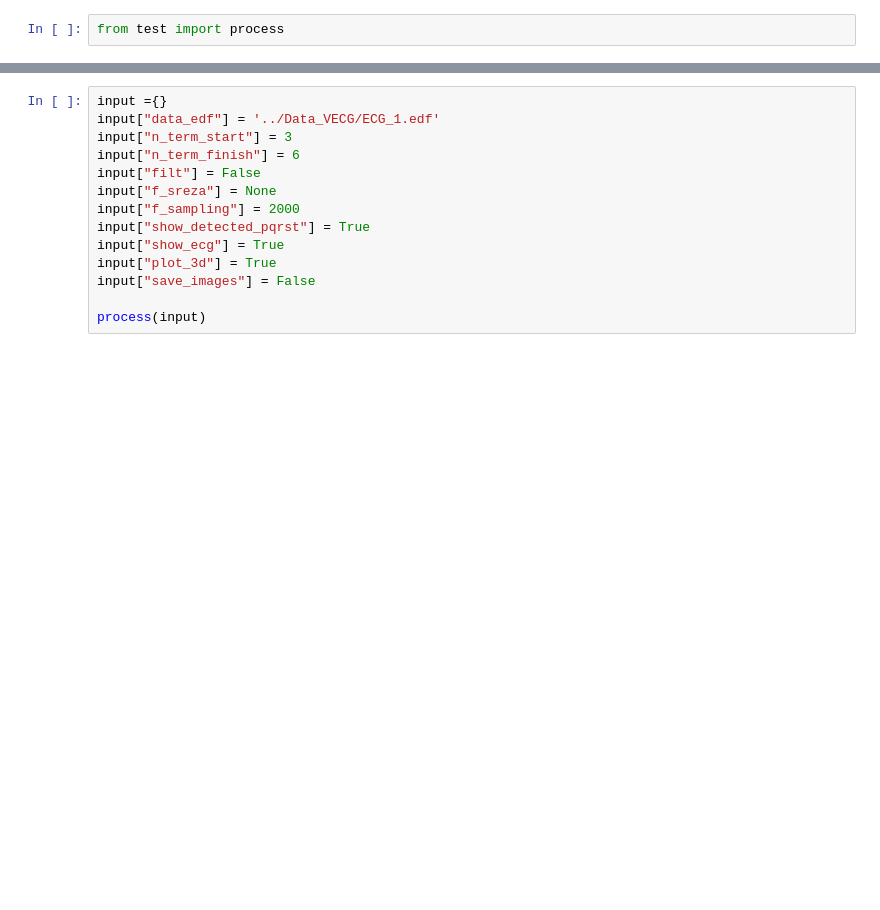
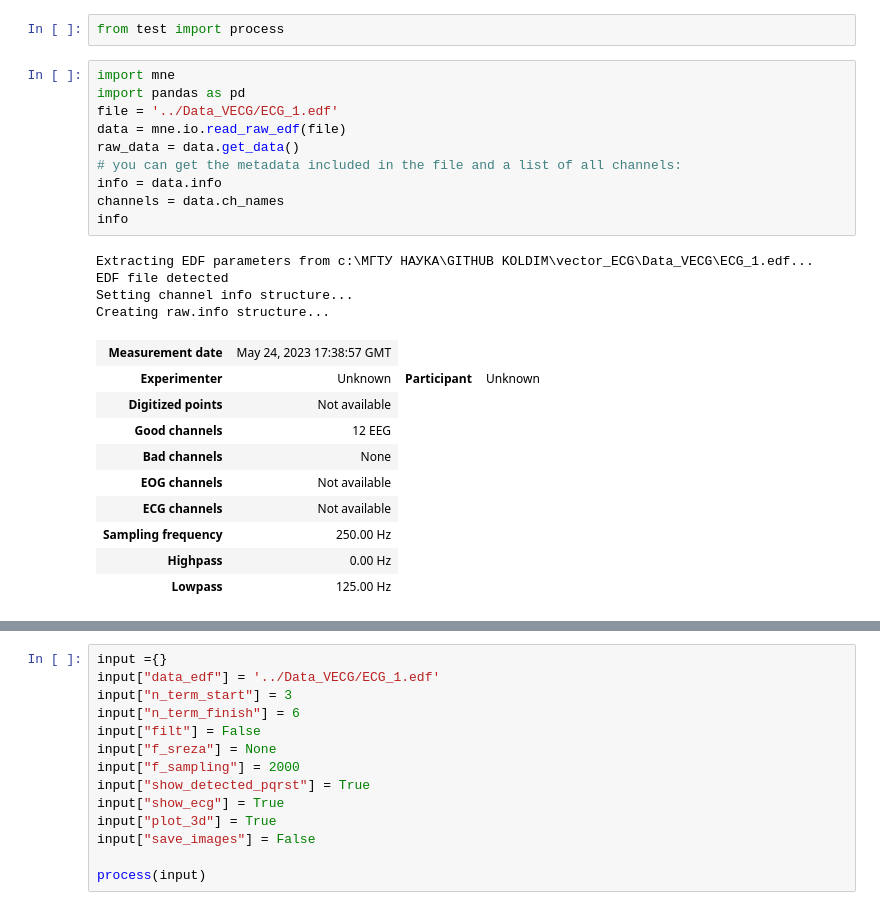
Before and after one commit to Koldim2001/vector_ECG, a Jupyter notebook: utils/code_example.ipynb, the cells around one changed output, grey strips where cells are left out. Saved outputs shown, nothing was run; the diff lists cells and outputs as text; blank space fills up the shorter version.

```diff
--- a/utils/code_example.ipynb
+++ b/utils/code_example.ipynb
@@ -4,3 +4,28 @@
 В папке utils лежит файл test.py в котором имеется функция process. Она абсоютно идентична main.py и ее цель исключительно для наглядной демонстрации работы кода в jupiter notebook без использования парсинга аргументов в cli.
 # %%
 from test import process
+# %%
+import mne
+import pandas as pd
+file = '../Data_VECG/ECG_1.edf'
+data = mne.io.read_raw_edf(file)
+raw_data = data.get_data()
+# you can get the metadata included in the file and a list of all channels:
+info = data.info
+channels = data.ch_names
+info
+# %% [output]
+Extracting EDF parameters from c:\МГТУ НАУКА\GITHUB KOLDIM\vector_ECG\Data_VECG\ECG_1.edf...
+EDF file detected
+Setting channel info structure...
+Creating raw.info structure...
+| Measurement date | May 24, 2023 17:38:57 GMT |
+| Experimenter | Unknown | Participant | Unknown |
+| Digitized points | Not available |
+| Good channels | 12 EEG |
+| Bad channels | None |
+| EOG channels | Not available |
+| ECG channels | Not available |
+| Sampling frequency | 250.00 Hz |
+| Highpass | 0.00 Hz |
+| Lowpass | 125.00 Hz |
```
Also changed, not shown: parts of 1 cell of this notebook, 1 other file.
